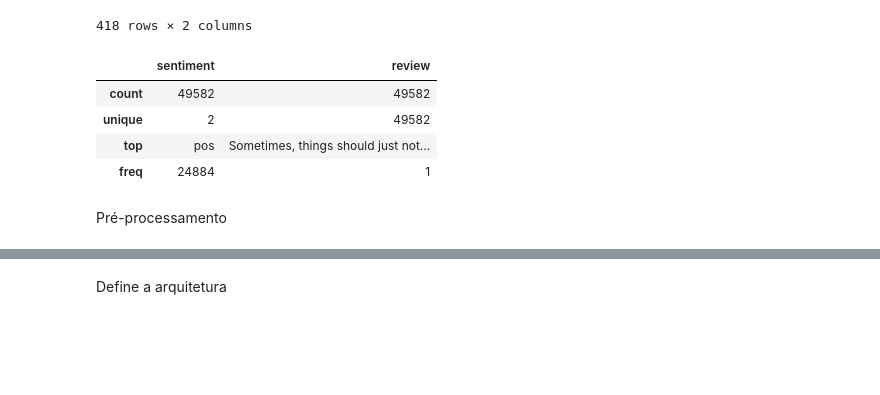
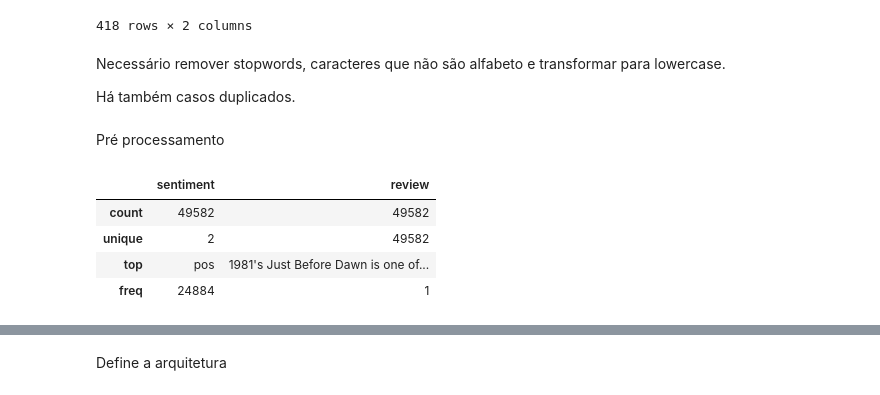
Before and after one commit to diegourban/pos-datascience, a Jupyter notebook: CMP.18.0.2 - Deep Learning/assignment.ipynb, the cells around one changed output, grey strips where cells are left out. Cells and saved outputs as stored; diff of their text form; code cells hidden in the pictures; blank space fills up the shorter version.

```diff
--- a/CMP.18.0.2 - Deep Learning/assignment.ipynb
+++ b/CMP.18.0.2 - Deep Learning/assignment.ipynb
@@ -124,15 +131,19 @@ df_imdb_raw[df_imdb_raw.duplicated()]
 | 49914 | pos | I've tried to reconcile why so ma... |
 | 49962 | pos | I have seen most of the Tarzan ep... |
 418 rows × 2 columns
+# %% [markdown]
+Necessário remover stopwords, caracteres que não são alfabeto e transformar para lowercase.
+
+Há também casos duplicados.
+# %% [markdown]
+Pré processamento
 # %%
-df_imdb_raw.drop_duplicates(inplace=True)
+df_cleaned = df_imdb_raw.drop_duplicates()
 # %%
-df_imdb_raw.describe()
+df_cleaned.describe()
 # %% [output]
 |  | sentiment | review |
 | count | 49582 | 49582 |
 | unique | 2 | 49582 |
-| top | pos | Sometimes, things should just not... |
+| top | pos | 1981's Just Before Dawn is one of... |
 | freq | 24884 | 1 |
-# %% [markdown]
-Pré-processamento
```
Also changed, not shown: parts of 28 cells of this notebook.
